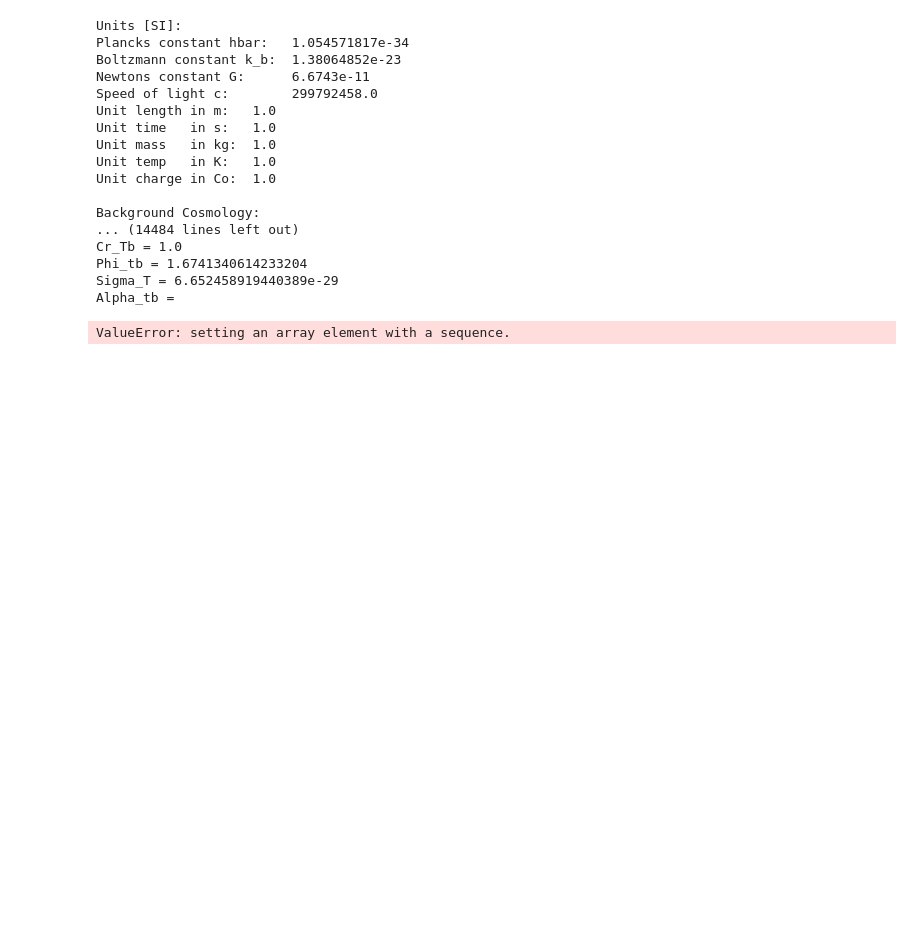
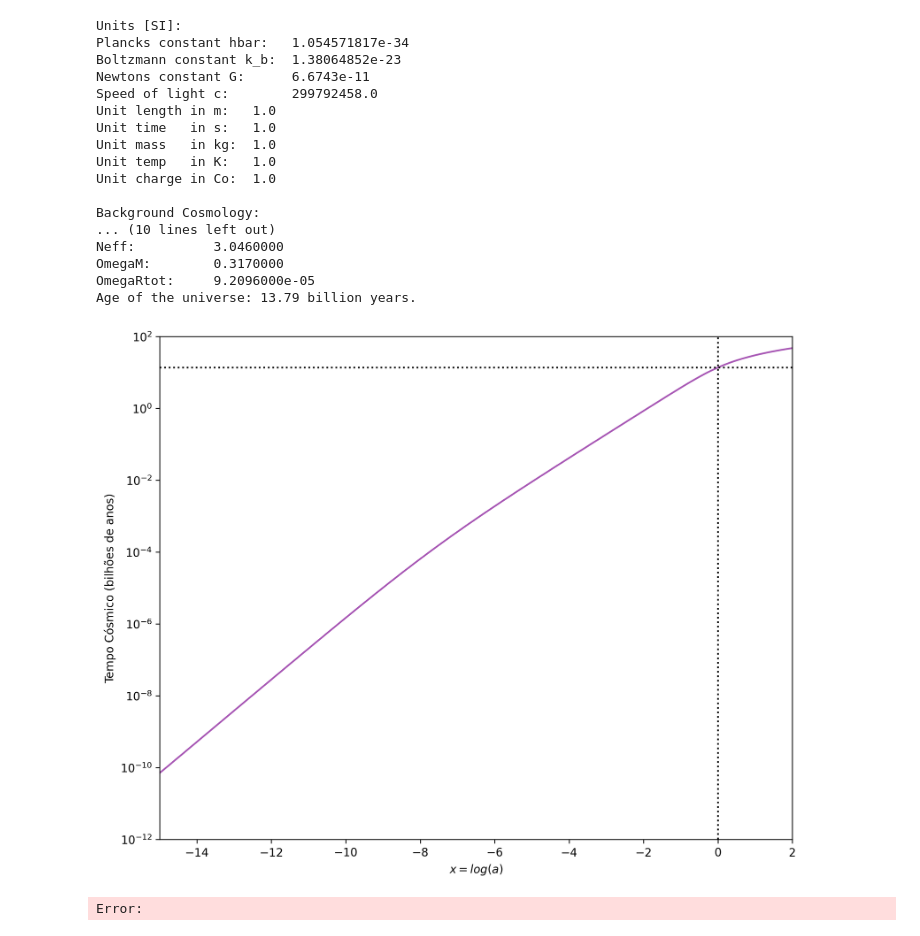
Before and after one commit to mavipoppi/cosmology_class, a Jupyter notebook: Python_Template/jupyter.ipynb, the cells around one changed output. Cells and saved outputs as stored; diff of their text form; code cells hidden in the pictures; blank space fills up the shorter version.

```diff
--- a/Python_Template/jupyter.ipynb
+++ b/Python_Template/jupyter.ipynb
@@ -43,34 +43,34 @@ cosmo = BackgroundCosmology.BackgroundCosmology(
 # Solve and plot
 cosmo.info()
 cosmo.solve()
-# print(f"Age of the universe: {cosmo.time_of_x(0)/3.15e7/1e9:.4} billion years.")
-# if show_plots: cosmo.plot()
+print(f"Age of the universe: {cosmo.time_of_x(0)/3.15e7/1e9:.4} billion years.")
+if show_plots: cosmo.plot()
 
 
 # Remove when done with milestone
-# exit()
+exit()
 
 #============================================
 # Milestone 2: Solve the recombination history
 #============================================
-rec = RecombinationHistory.RecombinationHistory(
-    BackgroundCosmology  = cosmo,
-    Yp                   = 0.24,     # Primordial helium fraction
-    reionization         = True,     # Include reionization
-    z_reion              = 11.0,     # Reionization redshift
-    delta_z_reion        = 0.5,      # Reionization width
-    helium_reionization  = True,     # Helium double reionization
-    z_helium_reion       = 3.5,      # Helium double reionization redshift
-    delta_z_helium_reion = 0.5)      # Helium double reionization width
+# rec = RecombinationHistory.RecombinationHistory(
+#     BackgroundCosmology  = cosmo,
+#     Yp                   = 0.24,     # Primordial helium fraction
+#     reionization         = True,     # Include reionization
+#     z_reion              = 11.0,     # Reionization redshift
+#     delta_z_reion        = 0.5,      # Reionization width
+#     helium_reionization  = True,     # Helium double reionization
+#     z_helium_reion       = 3.5,      # Helium double reionization redshift
+#     delta_z_helium_reion = 0.5)      # Helium double reionization width
 
 
-# # Solve and plot
-rec.info()
-rec.solve()
-if show_plots: rec.plot()
+# # # Solve and plot
+# rec.info()
+# rec.solve()
+# if show_plots: rec.plot()
 
-# # Remove when done with milestone
-exit()
+# # # Remove when done with milestone
+# exit()
 
 # #============================================
 # # Milestone 3: Integrate the perturbations
@@ -93,36 +93,37 @@ exit()
 
 # #============================================
 # # Milestone 4: PowerSpectrum evaluation
 # #============================================
 # power = PowerSpectrum.PowerSpectrum(
 #     BackgroundCosmology  = cosmo,
 #     RecombinationHistory = rec,
 #     Perturbations        = pert,
 #     kpivot_mpc           = 0.05,     # Pivot scale in 1/Mpc
 #     n_s                  = 0.96,     # Spectral index
 #     A_s                  = 2e-9,     # Primordial amplitude
 #     ell_max              = 1500)     # Maximum ell to compute Cell up to
 
 # # Solve and plot
 # power.info()
 # power.solve()
 # if show_plots: power.plot()
 # %% [output]
 Units [SI]:
 Plancks constant hbar:   1.054571817e-34
 Boltzmann constant k_b:  1.38064852e-23
 Newtons constant G:      6.6743e-11
 Speed of light c:        299792458.0
 Unit length in m:   1.0
 Unit time   in s:   1.0
 Unit mass   in kg:  1.0
 Unit temp   in K:   1.0
 Unit charge in Co:  1.0
 
 Background Cosmology:
-... (14484 lines left out)
-Cr_Tb = 1.0
-Phi_tb = 1.6741340614233204
-Sigma_T = 6.652458919440389e-29
-Alpha_tb =
+... (10 lines left out)
+Neff:          3.0460000
+OmegaM:        0.3170000
+OmegaRtot:     9.2096000e-05
+Age of the universe: 13.79 billion years.
+[figure, added]
-ValueError: setting an array element with a sequence.
+Error:
```
Also changed, not shown: 8 other files.
